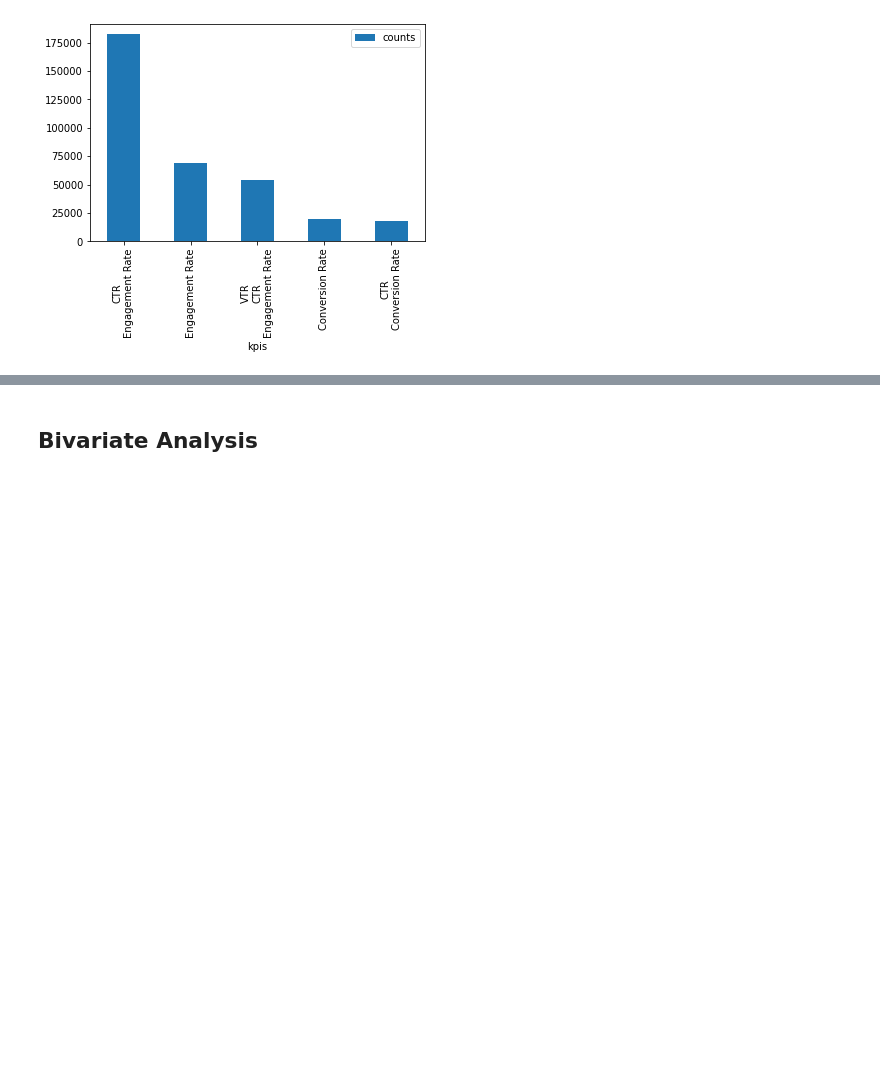
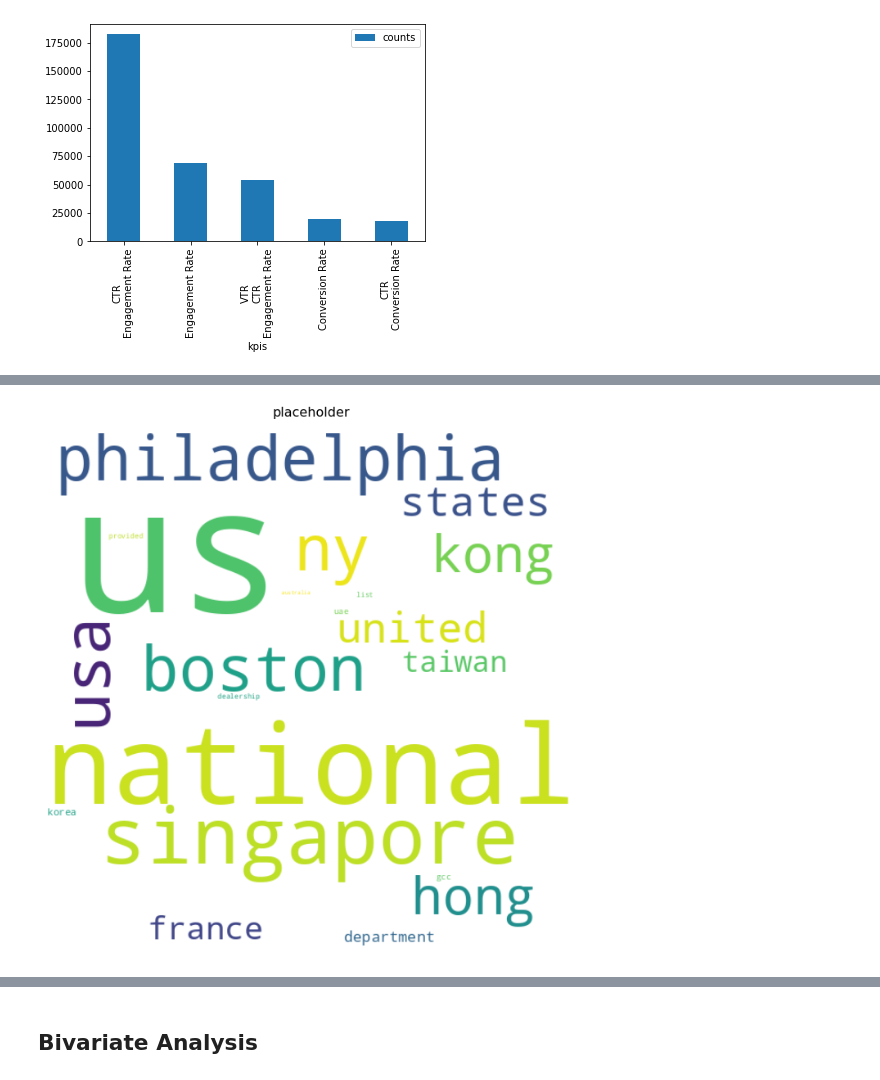
Before and after one commit to benbel376/end-to-end-ad-unit-data-MLOps-project, a Jupyter notebook: notebooks/EDA.ipynb, the cells around one changed output, grey strips where cells are left out. Saved outputs shown, nothing was run; the diff lists cells and outputs as text; code cells hidden in the pictures; blank space fills up the shorter version.

```diff
--- a/notebooks/EDA.ipynb
+++ b/notebooks/EDA.ipynb
@@ -156,0 +178,5 @@ kpis.plot.bar(x="kpis")
+# %%
+# checking countries
+col = util.clean_text(data["serving_location"])
+generate_word_cloud(col, "placeholder")
+# %% [output]
@@ -156,0 +184 @@ kpis.plot.bar(x="kpis")
+[figure, added]
```
Also changed, not shown: parts of 13 cells of this notebook, 35 other files.
